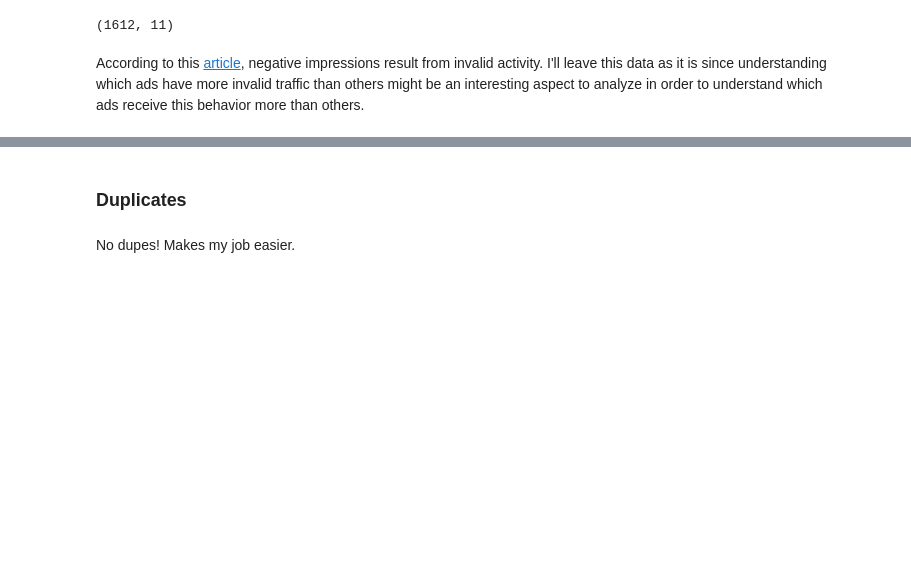
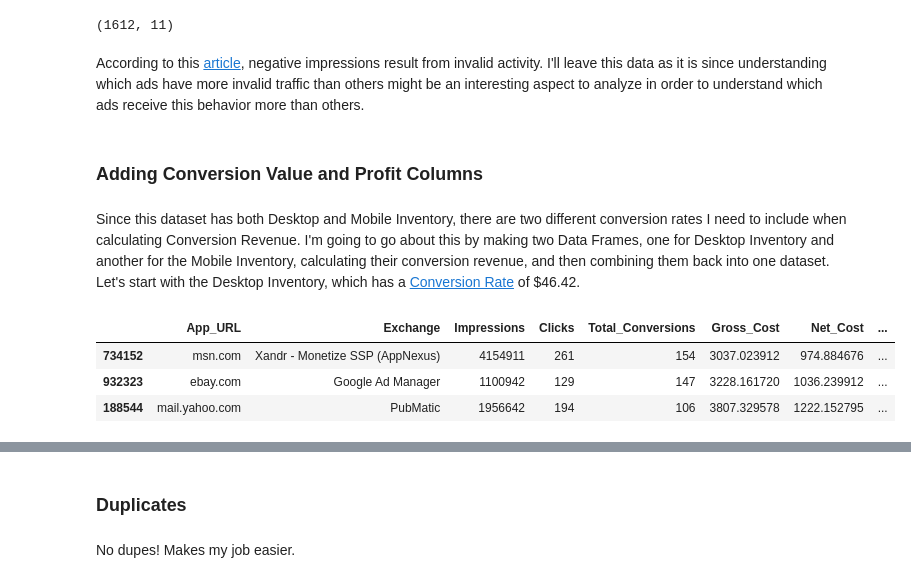
Before and after one commit to jmgcito/Media-Campaign-Analysis, a Jupyter notebook: Media_Campaign_Data_Cleanup.ipynb, the cells around one changed output, grey strips where cells are left out. Drawn from its saved outputs; the diff is of its cells as text; code cells hidden in the pictures; blank space fills up the shorter version.

```diff
--- a/Media_Campaign_Data_Cleanup.ipynb
+++ b/Media_Campaign_Data_Cleanup.ipynb
@@ -573,3 +594,17 @@ negative_impressions.shape
 (1612, 11)
 # %% [markdown]
 According to this [article](https://support.google.com/admanager/thread/177613700/why-is-ad-manager-showing-negative-impressions-in-reports?hl=en), negative impressions result from invalid activity. I'll leave this data as it is since understanding which ads have more invalid traffic than others might be an interesting aspect to analyze in order to understand which ads receive this behavior more than others.
+# %% [markdown]
+### Adding Conversion Value and Profit Columns
+# %% [markdown]
+Since this dataset has both Desktop and Mobile Inventory, there are two different conversion rates I need to include when calculating Conversion Revenue. I'm going to go about this by making two Data Frames, one for Desktop Inventory and another for the Mobile Inventory, calculating their conversion revenue, and then combining them back into one dataset. Let's start with the Desktop Inventory, which has a [Conversion Rate](https://docs.google.com/presentation/d/1zieAer3-1WF3rS6wtzrh0eO-KtSYHl0JVq19Q-iwp-Y/edit#slide=id.g24db77693a5_0_457) of $46.42.
+# %%
+desktop_filter = inventory_viewability_clean.Strategy_Device == 'Desktop'
+desktop_inventory = inventory_viewability_clean.loc[desktop_filter, :].copy() #need a copy here
+desktop_inventory.loc[:, 'Conversions_Revenue'] = desktop_inventory.Total_Conversions * 46.42
+desktop_inventory.sort_values('Conversions_Revenue', ascending=False).head(3)
+# %% [output]
+|  | App_URL | Exchange | Impressions | Clicks | Total_Conversions | Gross_Cost | Net_Cost | ... |
+| 734152 | msn.com | Xandr - Monetize SSP (AppNexus) | 4154911 | 261 | 154 | 3037.023912 | 974.884676 | ... |
+| 932323 | ebay.com | Google Ad Manager | 1100942 | 129 | 147 | 3228.161720 | 1036.239912 | ... |
+| 188544 | mail.yahoo.com | PubMatic | 1956642 | 194 | 106 | 3807.329578 | 1222.152795 | ... |
```
Also changed, not shown: parts of 31 cells of this notebook.
